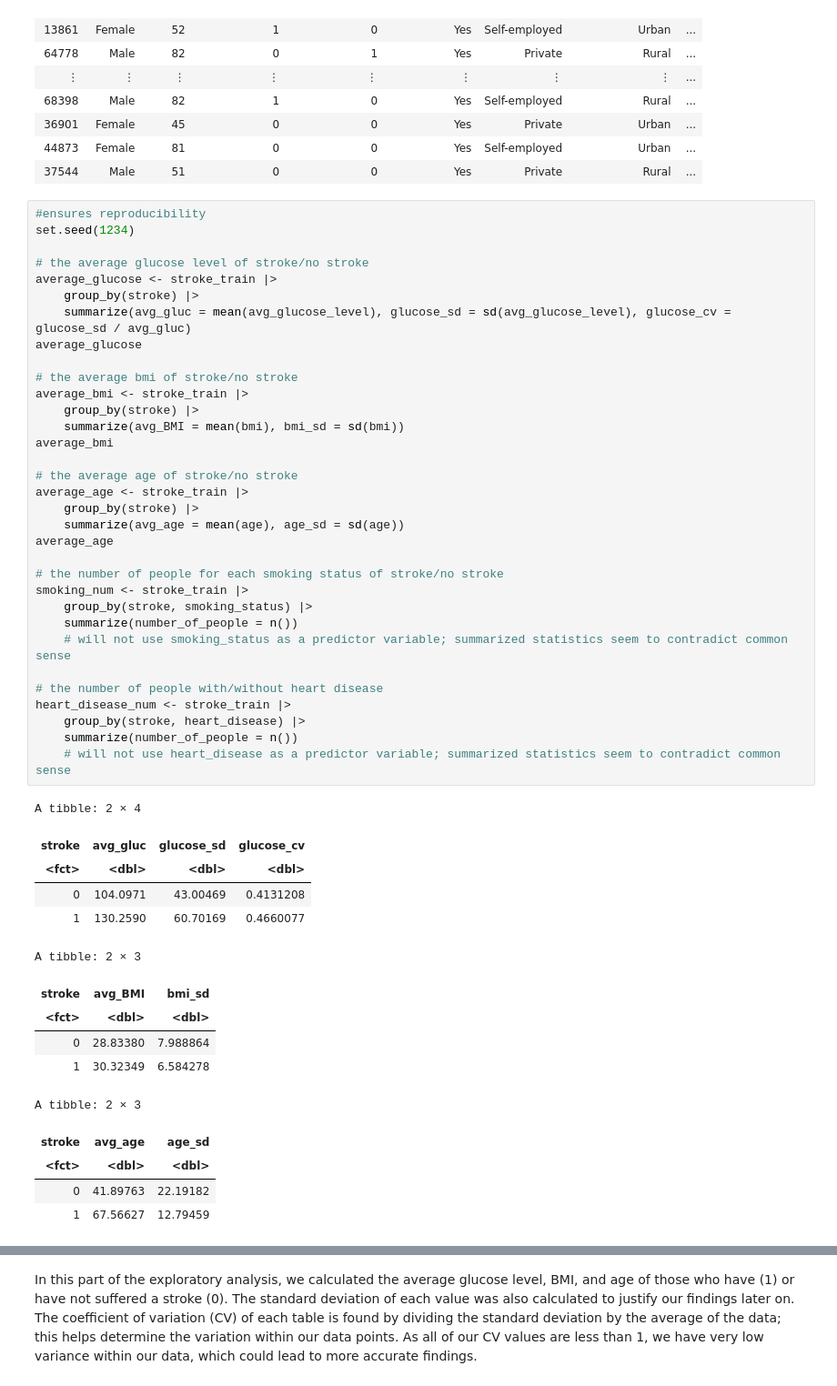
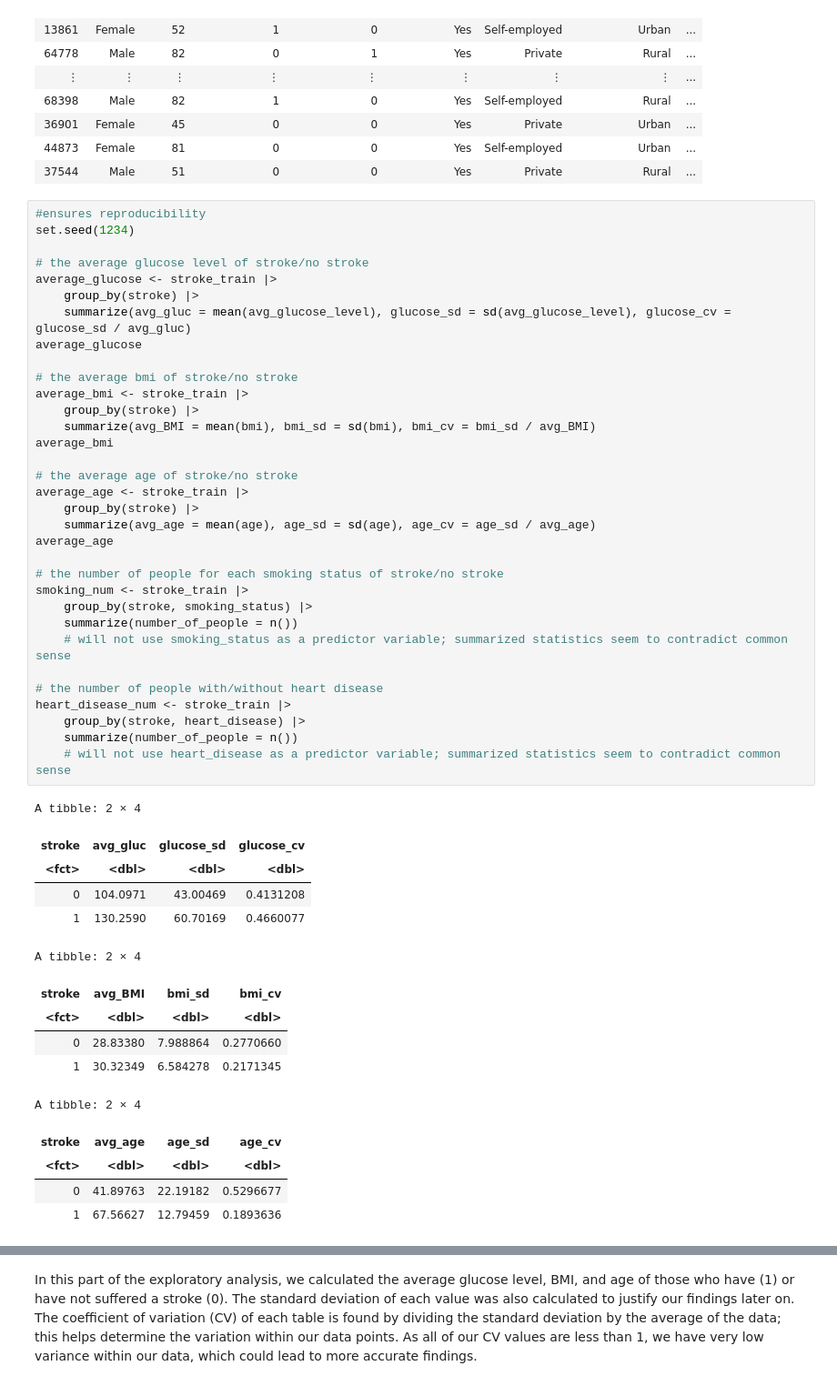
Before and after one commit to ersq/Group-42-Group-Project, a Jupyter notebook: Final Report.ipynb, the cells around one changed output, grey strips where cells are left out. Shown at 91% size. Drawn from its saved outputs; the diff is of its cells as text.

Commit message:
Added coefficients of variance to summarized data

```diff
--- a/Final Report.ipynb
+++ b/Final Report.ipynb
@@ -91,45 +91,45 @@ average_glucose <- stroke_train |>
     summarize(avg_gluc = mean(avg_glucose_level), glucose_sd = sd(avg_glucose_level), glucose_cv = glucose_sd / avg_gluc)
 average_glucose
 
 # the average bmi of stroke/no stroke
 average_bmi <- stroke_train |>
     group_by(stroke) |>
-    summarize(avg_BMI = mean(bmi), bmi_sd = sd(bmi))
+    summarize(avg_BMI = mean(bmi), bmi_sd = sd(bmi), bmi_cv = bmi_sd / avg_BMI)
 average_bmi
 
 # the average age of stroke/no stroke
 average_age <- stroke_train |>
     group_by(stroke) |>
-    summarize(avg_age = mean(age), age_sd = sd(age))
+    summarize(avg_age = mean(age), age_sd = sd(age), age_cv = age_sd / avg_age)
 average_age
 
 # the number of people for each smoking status of stroke/no stroke
 smoking_num <- stroke_train |>
     group_by(stroke, smoking_status) |>
     summarize(number_of_people = n())
     # will not use smoking_status as a predictor variable; summarized statistics seem to contradict common sense
 
 # the number of people with/without heart disease
 heart_disease_num <- stroke_train |>
     group_by(stroke, heart_disease) |>
     summarize(number_of_people = n())
     # will not use heart_disease as a predictor variable; summarized statistics seem to contradict common sense
 # %% [output]
 A tibble: 2 × 4
 | stroke | avg_gluc | glucose_sd | glucose_cv |
 | <fct> | <dbl> | <dbl> | <dbl> |
 | 0 | 104.0971 | 43.00469 | 0.4131208 |
 | 1 | 130.2590 | 60.70169 | 0.4660077 |
-A tibble: 2 × 3
+A tibble: 2 × 4
-| stroke | avg_BMI | bmi_sd |
-| <fct> | <dbl> | <dbl> |
-| 0 | 28.83380 | 7.988864 |
-| 1 | 30.32349 | 6.584278 |
+| stroke | avg_BMI | bmi_sd | bmi_cv |
+| <fct> | <dbl> | <dbl> | <dbl> |
+| 0 | 28.83380 | 7.988864 | 0.2770660 |
+| 1 | 30.32349 | 6.584278 | 0.2171345 |
-A tibble: 2 × 3
+A tibble: 2 × 4
-| stroke | avg_age | age_sd |
-| <fct> | <dbl> | <dbl> |
-| 0 | 41.89763 | 22.19182 |
-| 1 | 67.56627 | 12.79459 |
+| stroke | avg_age | age_sd | age_cv |
+| <fct> | <dbl> | <dbl> | <dbl> |
+| 0 | 41.89763 | 22.19182 | 0.5296677 |
+| 1 | 67.56627 | 12.79459 | 0.1893636 |
 `summarise()` has grouped output by 'stroke'. You can override using the
 `.groups` argument.
 `summarise()` has grouped output by 'stroke'. You can override using the
```
